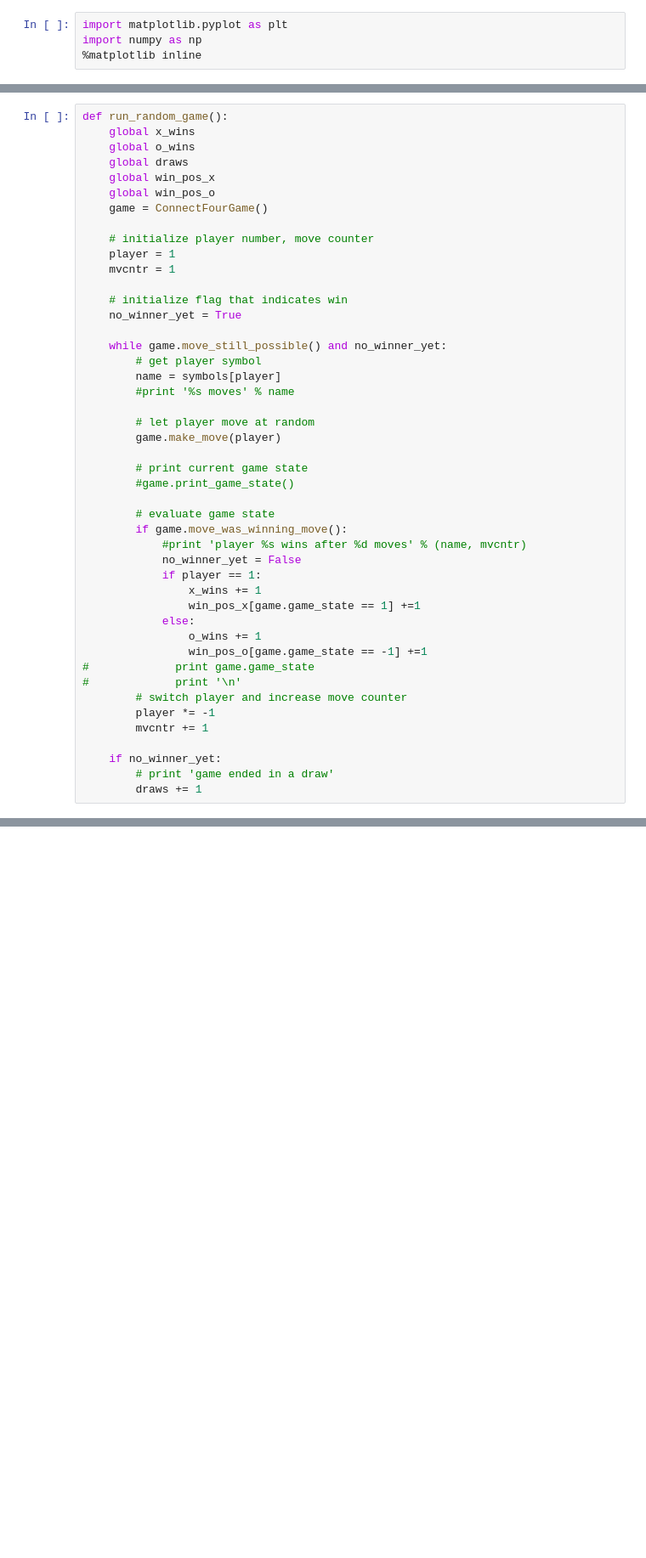
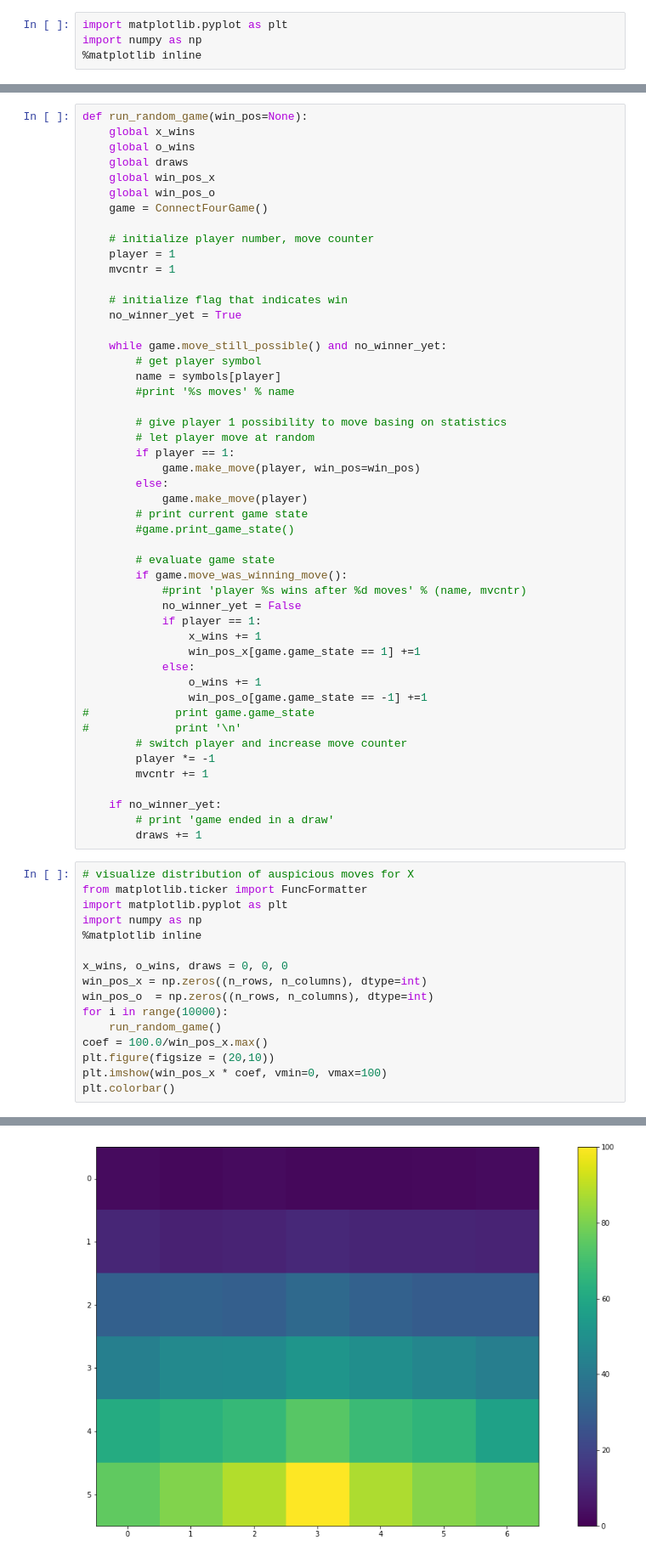
Before and after one commit to Vanik888/Game-AI, a Jupyter notebook: project_1/task1.3/Connect statistic.ipynb, the cells around one changed output, grey strips where cells are left out. Shown at 85% size. Drawn from its saved outputs; the diff is of its cells as text; blank space fills up the shorter version.

```diff
--- a/project_1/task1.3/Connect statistic.ipynb
+++ b/project_1/task1.3/Connect statistic.ipynb
@@ -8,5 +10,5 @@ import numpy as np
 # %%
-def run_random_game():
+def run_random_game(win_pos=None):
     global x_wins
     global o_wins
     global draws
@@ -26,9 +28,12 @@ def run_random_game():
         name = symbols[player]
         #print '%s moves' % name
 
+        # give player 1 possibility to move basing on statistics
         # let player move at random
-        game.make_move(player)
-
+        if player == 1:
+            game.make_move(player, win_pos=win_pos)
+        else:
+            game.make_move(player)
         # print current game state
         #game.print_game_state()
 
@@ -51,3 +56,20 @@ def run_random_game():
     if no_winner_yet:
         # print 'game ended in a draw'
         draws += 1
+# %%
+# visualize distribution of auspicious moves for X
+from matplotlib.ticker import FuncFormatter
+import matplotlib.pyplot as plt
+import numpy as np
+%matplotlib inline
+
+x_wins, o_wins, draws = 0, 0, 0
+win_pos_x = np.zeros((n_rows, n_columns), dtype=int)
+win_pos_o  = np.zeros((n_rows, n_columns), dtype=int)
+for i in range(10000):
+    run_random_game()
+coef = 100.0/win_pos_x.max()
+plt.figure(figsize = (20,10))
+plt.imshow(win_pos_x * coef, vmin=0, vmax=100)
+plt.colorbar()
+# %% [output]
@@ -53,0 +77 @@ def run_random_game():
+[figure, added]
```
Also changed, not shown: parts of 11 cells of this notebook, 1 other file.
